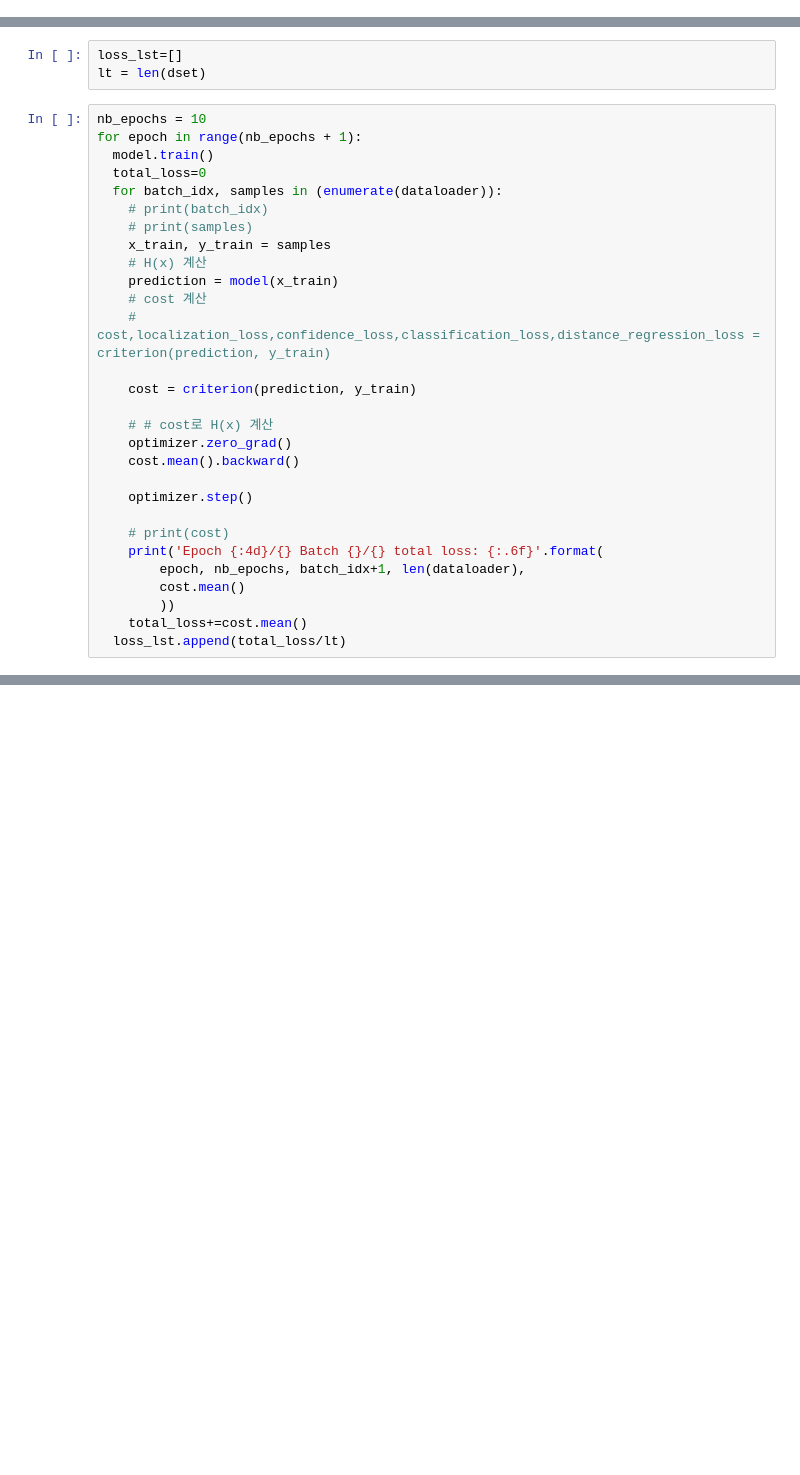
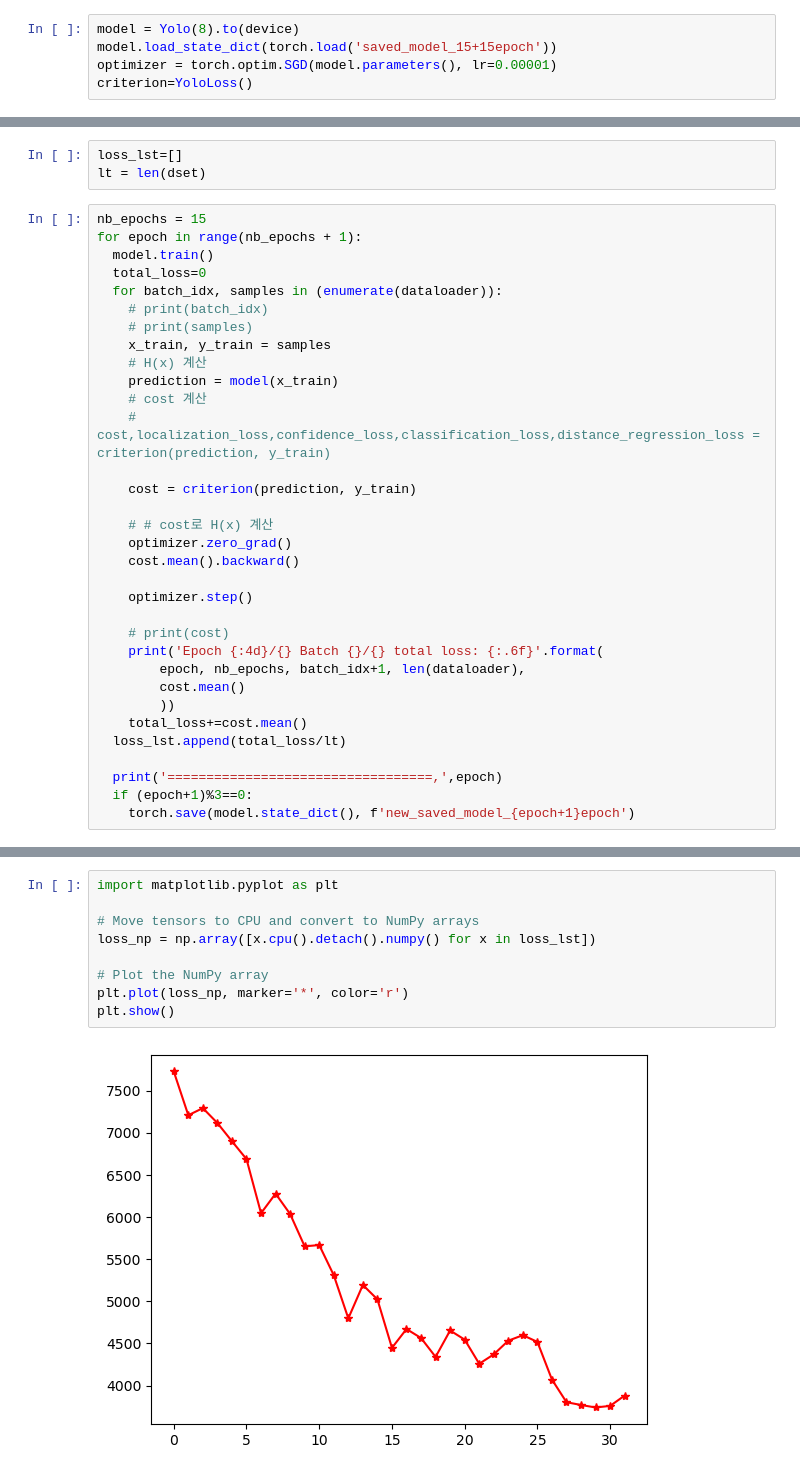
Before and after one commit to LeeTaeHoon97/Get-distance-from-cam, a Jupyter notebook: run.ipynb, the cells around one changed output, grey strips where cells are left out. Saved outputs shown, nothing was run; the diff lists cells and outputs as text; blank space fills up the shorter version.

```diff
--- a/run.ipynb
+++ b/run.ipynb
@@ -221,13 +247,18 @@ torch.Size([416, 416, 3])
 model = Yolo(8).to(device)
 optimizer = torch.optim.SGD(model.parameters(), lr=0.00001)
 criterion=YoloLoss()
+# %%
+model = Yolo(8).to(device)
+model.load_state_dict(torch.load('saved_model_15+15epoch'))
+optimizer = torch.optim.SGD(model.parameters(), lr=0.00001)
+criterion=YoloLoss()
 # %%
 # criterion(prediction, y_train)
 # %%
 loss_lst=[]
 lt = len(dset)
 # %%
-nb_epochs = 10
+nb_epochs = 15
 for epoch in range(nb_epochs + 1):
   model.train()
   total_loss=0
@@ -255,4 +286,8 @@ for epoch in range(nb_epochs + 1):
         ))
     total_loss+=cost.mean()
   loss_lst.append(total_loss/lt)
+
+  print('==================================,',epoch)
+  if (epoch+1)%3==0:
+    torch.save(model.state_dict(), f'new_saved_model_{epoch+1}epoch')
 # %% [output]
@@ -280,0 +317,11 @@ print(loss_lst)
+# %%
+import matplotlib.pyplot as plt
+
+# Move tensors to CPU and convert to NumPy arrays
+loss_np = np.array([x.cpu().detach().numpy() for x in loss_lst])
+
+# Plot the NumPy array
+plt.plot(loss_np, marker='*', color='r')
+plt.show()
+# %% [output]
+[figure, added]
```
Also changed, not shown: parts of 20 cells of this notebook, 2 other files.
